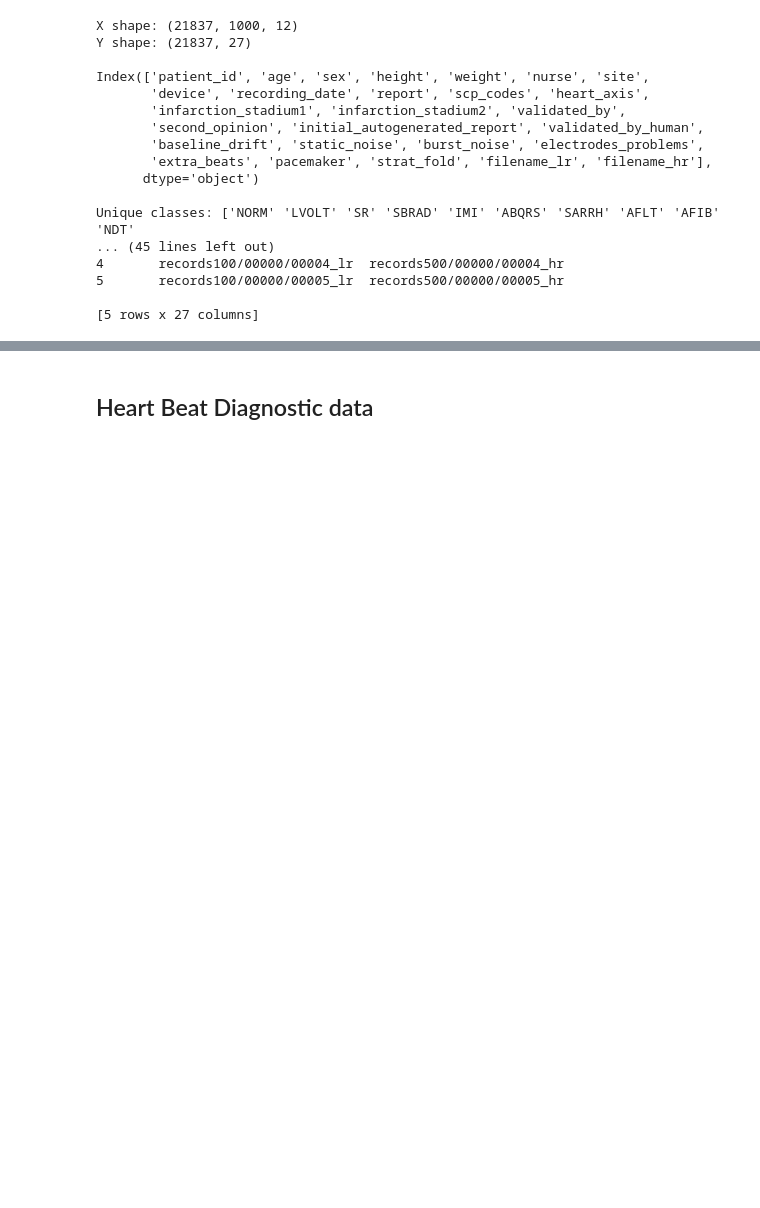
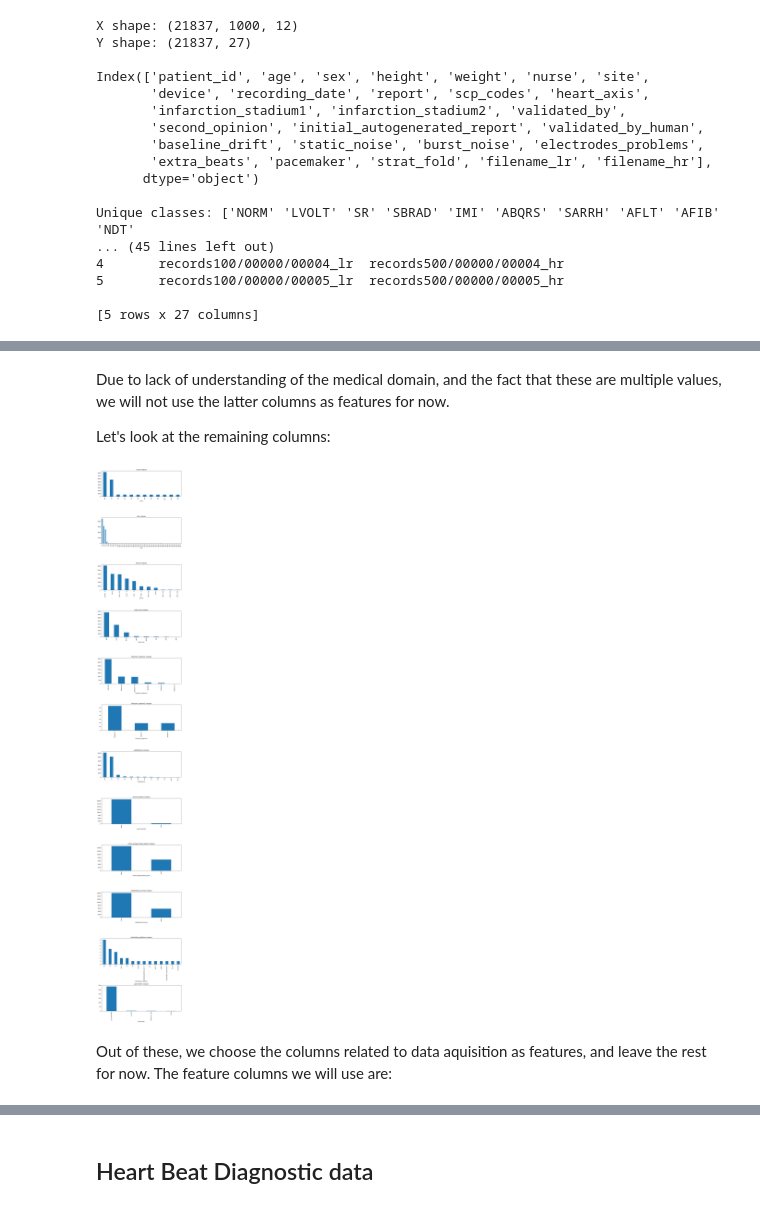
Before and after one commit to HenrikLogJacobsen/DL_UNICT, a Jupyter notebook: Data_Analysis.ipynb, the cells around one changed output, grey strips where cells are left out. Drawn from its saved outputs; the diff is of its cells as text; code cells hidden in the pictures; blank space fills up the shorter version.

Commit message:
data reformatting

```diff
--- a/Data_Analysis.ipynb
+++ b/Data_Analysis.ipynb
@@ -57,0 +94,31 @@ Let's look at the remaining columns:
+# %% [markdown]
+Due to lack of understanding of the medical domain, and the fact that these are multiple values, we will not use the latter columns as features for now.
+
+Let's look at the remaining columns:
+# %%
+fig, axes = plt.subplots(12, 1, figsize=(10, 64))
+
+Y['nurse'].value_counts().plot(kind='bar', ax=axes[0], title='nurse uniques')
+Y['site'].value_counts().plot(kind='bar', ax=axes[1], title='site uniques')
+Y['device'].value_counts().plot(kind='bar', ax=axes[2], title='device uniques')
+Y['heart_axis'].value_counts().plot(kind='bar', ax=axes[3], title='heart_axis uniques')
+Y['infarction_stadium1'].value_counts().plot(kind='bar', ax=axes[4], title='infarction_stadium1 uniques')
+Y['infarction_stadium2'].value_counts().plot(kind='bar', ax=axes[5], title='infarction_stadium2 uniques')
+Y['validated_by'].value_counts().plot(kind='bar', ax=axes[6], title='validated_by uniques')
+Y['second_opinion'].value_counts().plot(kind='bar', ax=axes[7], title='second_opinion uniques')
+Y['initial_autogenerated_report'].value_counts().plot(kind='bar', ax=axes[8], title='initial_autogenerated_report uniques')
+Y['validated_by_human'].explode().value_counts().plot(kind='bar', ax=axes[9], title='validated_by_human uniques')
+#Y['baseline_drift'].value_counts().plot(kind='bar', ax=axes[10], title='baseline_drift uniques')
+#Y['static_noise'].value_counts().plot(kind='bar', ax=axes[11], title='static_noise uniques')
+#Y['burst_noise'].value_counts().plot(kind='bar', ax=axes[12], title='burst_noise uniques')
+Y['electrodes_problems'].value_counts().plot(kind='bar', ax=axes[10], title='electrodes_problems uniques')
+#Y['extra_beats'].value_counts().plot(kind='bar', ax=axes[14], title='extra_beats uniques')
+Y['pacemaker'].value_counts().plot(kind='bar', ax=axes[11], title='pacemaker uniques')
+
+
+plt.tight_layout()
+plt.show()
+# %% [output]
+[figure, added]
+# %% [markdown]
+Out of these, we choose the columns related to data aquisition as features, and leave the rest for now. The feature columns we will use are:
```
Also changed, not shown: parts of 15 cells of this notebook.
